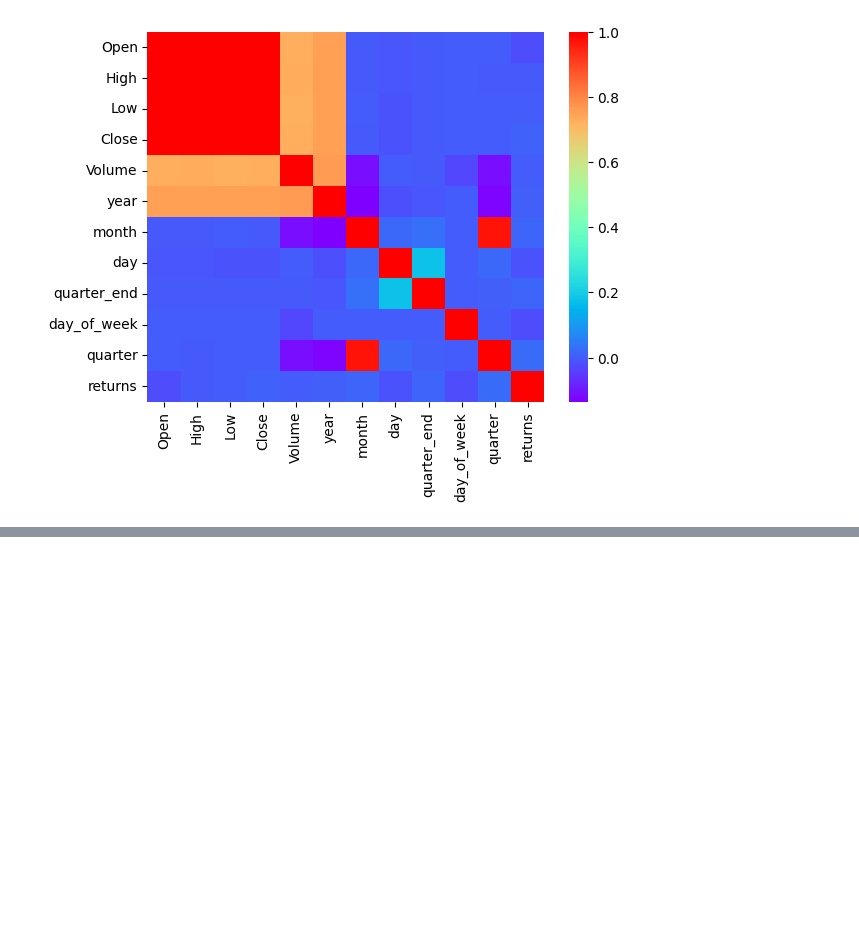
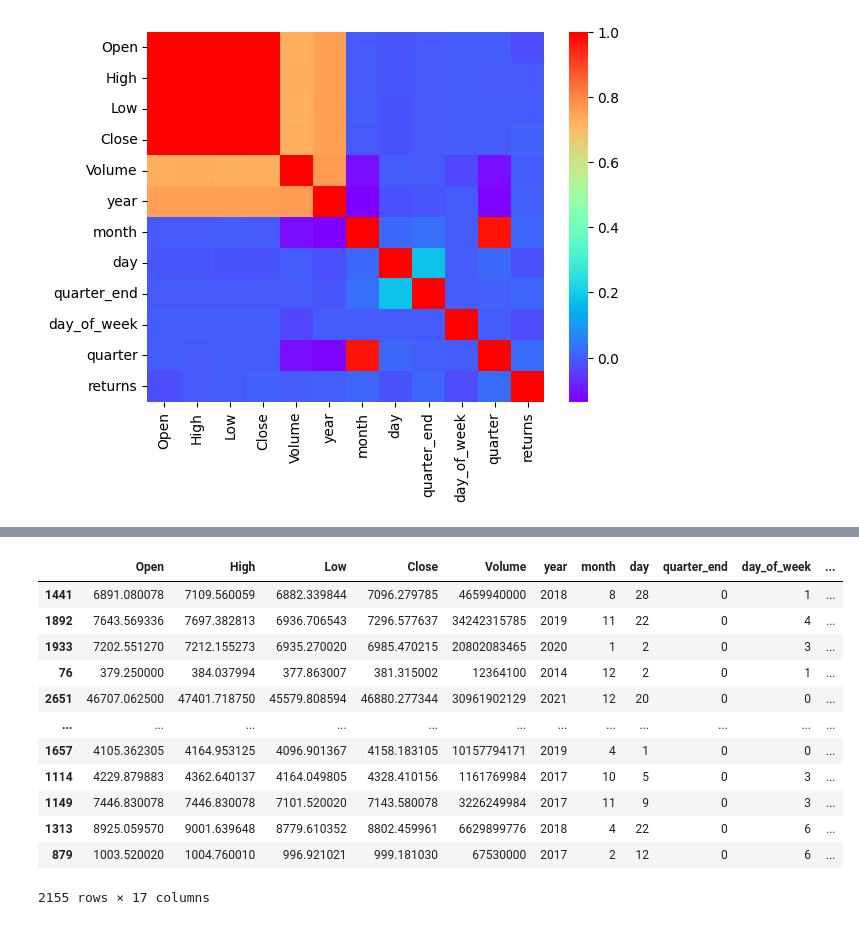
Before and after one commit to saaaaaaaaaaaaaad56/bitcoin-price-prediction, a Jupyter notebook: code.ipynb, the cells around one changed output, grey strips where cells are left out. Saved outputs shown, nothing was run; the diff lists cells and outputs as text; code cells hidden in the pictures; blank space fills up the shorter version.

```diff
--- a/code.ipynb
+++ b/code.ipynb
@@ -370,0 +449,5 @@ df['target'] = np.where(df['Close'].shift(-1) > df['Close'], 1, 0)
+# %%
+x = df.drop(columns=['target'])
+y = df['target']
+# %%
+x_train , x_test , y_train , y_test = train_test_split(x,y,test_size=0.2,random_state=42)
@@ -370,0 +458,16 @@ df['target'] = np.where(df['Close'].shift(-1) > df['Close'], 1, 0)
+# %%
+x_train
+# %% [output]
+|  | Open | High | Low | Close | Volume | year | month | day | quarter_end | day_of_week | ... |
+| 1441 | 6891.080078 | 7109.560059 | 6882.339844 | 7096.279785 | 4659940000 | 2018 | 8 | 28 | 0 | 1 | ... |
+| 1892 | 7643.569336 | 7697.382813 | 6936.706543 | 7296.577637 | 34242315785 | 2019 | 11 | 22 | 0 | 4 | ... |
+| 1933 | 7202.551270 | 7212.155273 | 6935.270020 | 6985.470215 | 20802083465 | 2020 | 1 | 2 | 0 | 3 | ... |
+| 76 | 379.250000 | 384.037994 | 377.863007 | 381.315002 | 12364100 | 2014 | 12 | 2 | 0 | 1 | ... |
+| 2651 | 46707.062500 | 47401.718750 | 45579.808594 | 46880.277344 | 30961902129 | 2021 | 12 | 20 | 0 | 0 | ... |
+| ... | ... | ... | ... | ... | ... | ... | ... | ... | ... | ... | ... |
+| 1657 | 4105.362305 | 4164.953125 | 4096.901367 | 4158.183105 | 10157794171 | 2019 | 4 | 1 | 0 | 0 | ... |
+| 1114 | 4229.879883 | 4362.640137 | 4164.049805 | 4328.410156 | 1161769984 | 2017 | 10 | 5 | 0 | 3 | ... |
+| 1149 | 7446.830078 | 7446.830078 | 7101.520020 | 7143.580078 | 3226249984 | 2017 | 11 | 9 | 0 | 3 | ... |
+| 1313 | 8925.059570 | 9001.639648 | 8779.610352 | 8802.459961 | 6629899776 | 2018 | 4 | 22 | 0 | 6 | ... |
+| 879 | 1003.520020 | 1004.760010 | 996.921021 | 999.181030 | 67530000 | 2017 | 2 | 12 | 0 | 6 | ... |
+2155 rows × 17 columns
```
Also changed, not shown: parts of 9 cells of this notebook.
